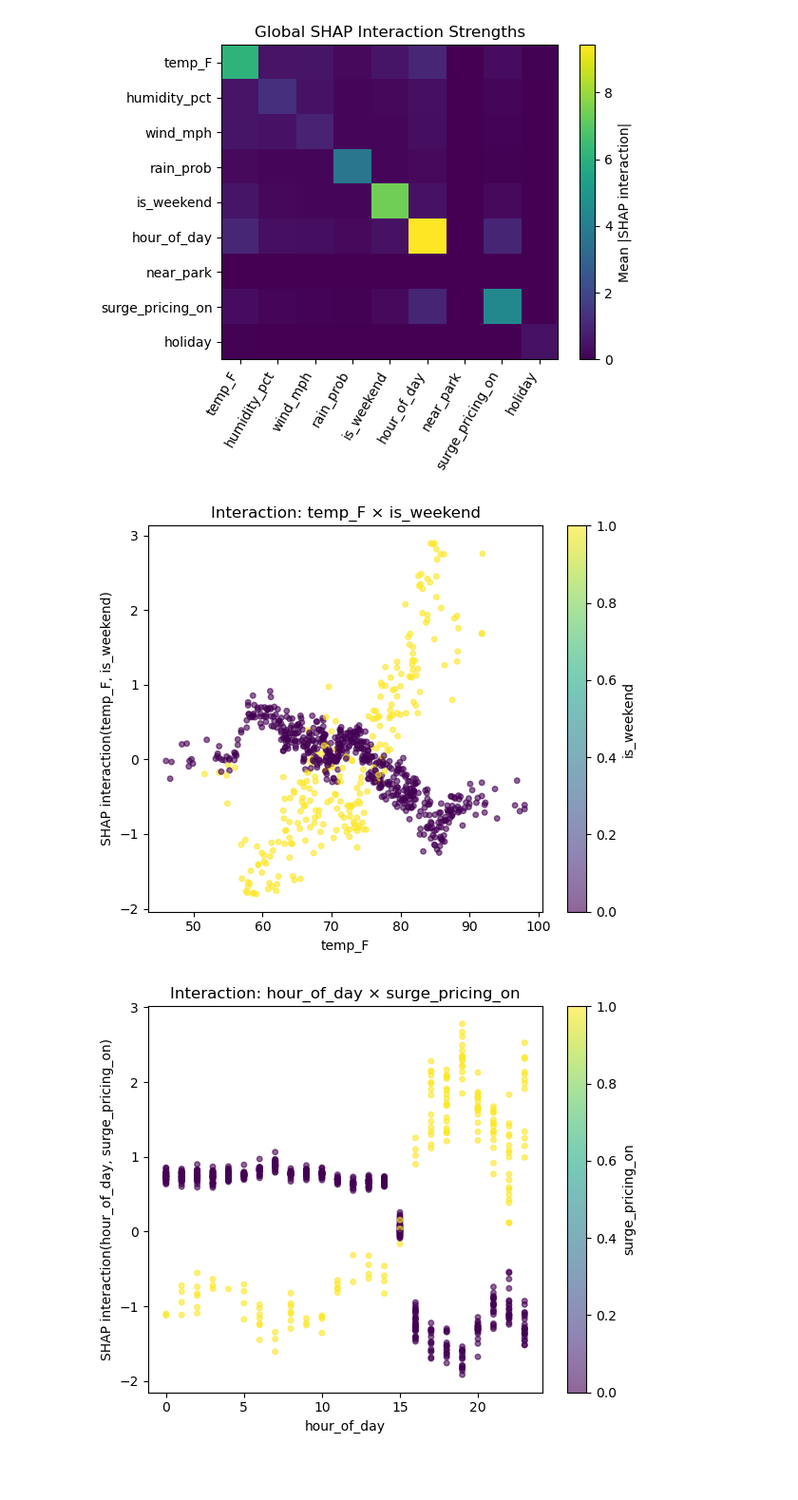
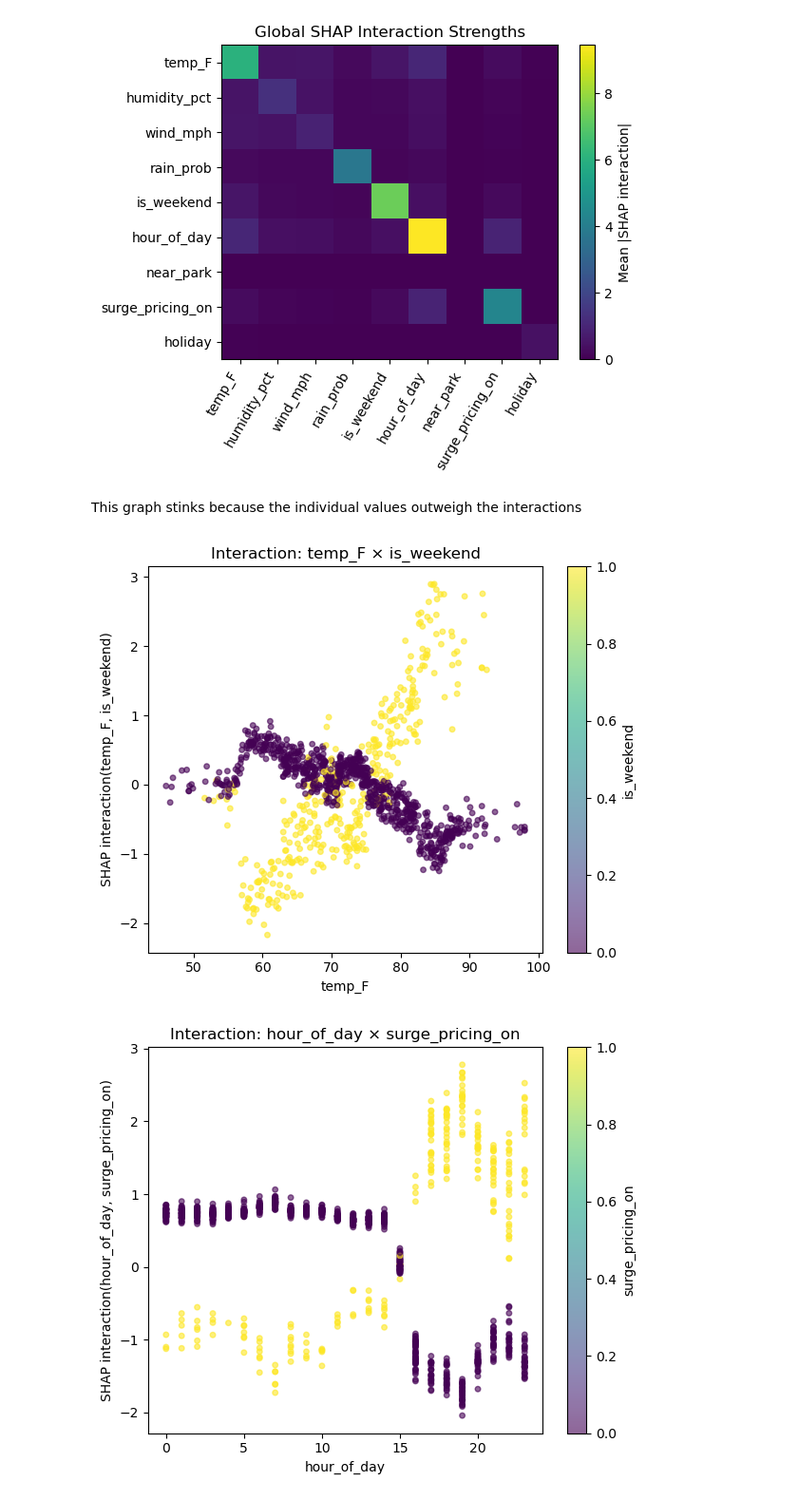
Before and after one commit to jwalluww/Portfolio_Projects, a Jupyter notebook: Quick_Hits/WIP_SHAP_Interaction_Values.ipynb, the cells around one changed output. Shown: that part at 95% size. Drawn from its saved outputs; the diff is of its cells as text; code cells hidden in the pictures; blank space fills up the shorter version.

```diff
--- a/Quick_Hits/WIP_SHAP_Interaction_Values.ipynb
+++ b/Quick_Hits/WIP_SHAP_Interaction_Values.ipynb
@@ -207,6 +216,7 @@ lgbm = lgb.LGBMRegressor(
     num_leaves=31,
     subsample=0.9,
     colsample_bytree=0.9,
+    force_row_wise=True,
     random_state=42
 ).fit(X_train, y_train)
 
@@ -231,19 +238,19 @@ Test RMSE: 56.58
 # =============================
 # Compatibility patch for SHAP expecting deprecated numpy types
 explainer = shap.TreeExplainer(lgbm)
-X_shap = X.sample(n=min(600, len(X)), random_state=1)
-interaction_values = explainer.shap_interaction_values(X_shap)
-print("interaction_values shape:", np.array(interaction_values).shape)
+# X = X.sample(n=min(600, len(X)), random_state=1)
+interaction_values = explainer.shap_interaction_values(X)
+# print("interaction_values shape:", np.array(interaction_values).shape)
 
 # Subsample for speed
-rng = np.random.RandomState(0)
-sample_idx = rng.choice(len(X), size=min(800, len(X)), replace=False)
-X_shap = X.iloc[sample_idx]
+# rng = np.random.RandomState(0)
+# sample_idx = rng.choice(len(X), size=min(800, len(X)), replace=False)
+# X = X.iloc[sample_idx]
 
 # Compute SHAP and interaction values
-shap_values = explainer.shap_values(X_shap)
-interaction_values = explainer.shap_interaction_values(X_shap)
+shap_values = explainer.shap_values(X)
+# interaction_values = explainer.shap_interaction_values(X)
 
-print("X_shap shape:", X_shap.shape)
+print("X shape:", X.shape)
 print("interaction_values shape:", np.array(interaction_values).shape)
 # %% [output]
@@ -305,37 +311,39 @@ plt.tight_layout()
 plt.show()
 # %% [output]
 [figure]
+# %% [markdown]
+This graph stinks because the individual values outweigh the interactions
 # %%
 # =============================
 # 7) VISUALIZE: CUSTOM DEPENDENCE SCATTERS (robust to SHAP plotting version issues)
 # -----------------------------
 # What: For a pair (i, j), plot feature i values on x, SHAP interaction(i,j) on y,
 #       and color points by feature j to show conditional patterns—mimicking SHAP's dependence plot.
 # Why: Avoids version conflicts in shap.dependence_plot while showing the same information.
 # =============================
 import matplotlib.pyplot as plt
 import numpy as np
 
 def plot_interaction_scatter(X_frame, iv_values, feat_x, feat_color, cmap_name="viridis"):
     i = X_frame.columns.get_loc(feat_x)
     j = X_frame.columns.get_loc(feat_color)
     x = X_frame[feat_x].values
     c = X_frame[feat_color].values
     y = iv_values[:, i, j]  # SHAP interaction term between i and j
 
     fig = plt.figure(figsize=(6,5))
     sc = plt.scatter(x, y, c=c, alpha=0.6, s=16, cmap=cmap_name)
     plt.xlabel(feat_x)
     plt.ylabel(f"SHAP interaction({feat_x}, {feat_color})")
     cb = plt.colorbar(sc)
     cb.set_label(feat_color)
     plt.title(f"Interaction: {feat_x} × {feat_color}")
     plt.tight_layout()
     plt.show()
 
 # Plot two key pairs
-plot_interaction_scatter(X_shap, np.array(interaction_values), "temp_F", "is_weekend")
-plot_interaction_scatter(X_shap, np.array(interaction_values), "hour_of_day", "surge_pricing_on")
+plot_interaction_scatter(X, np.array(interaction_values), "temp_F", "is_weekend")
+plot_interaction_scatter(X, np.array(interaction_values), "hour_of_day", "surge_pricing_on")
 # %% [output]
-[figure, old version]
+[figure, new version]
-[figure, old version]
+[figure, new version]
```
Also changed, not shown: parts of 11 cells of this notebook.
